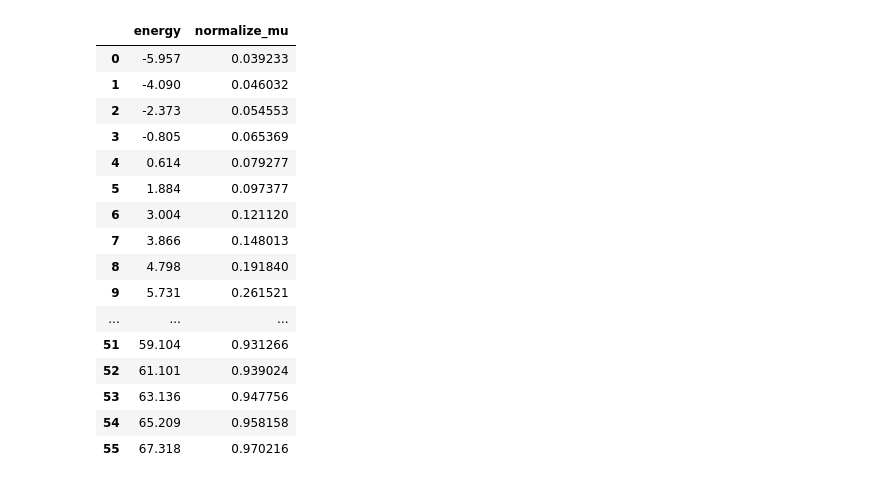
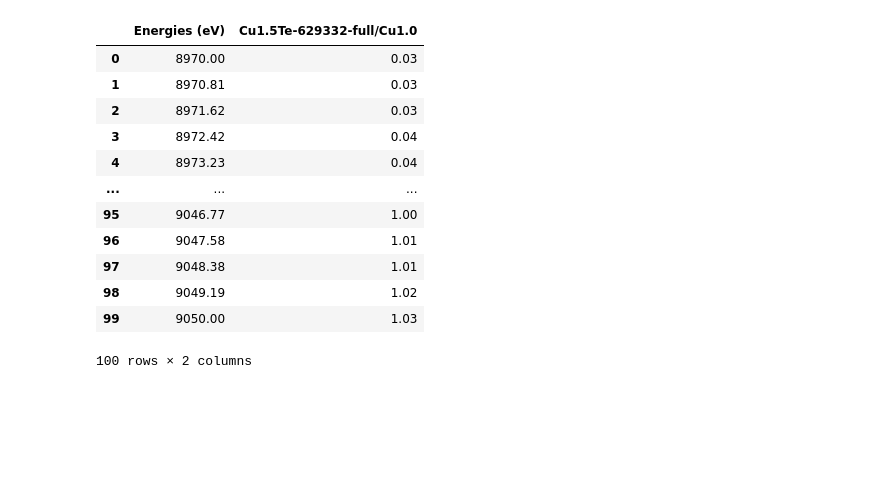
Before and after one commit to PredictXANES/XANES_Capstone, a Jupyter notebook: examples/GaussianProcessRegression_fitcurve.ipynb, the cells around one changed output. Drawn from its saved outputs; the diff is of its cells as text; code cells hidden in the pictures; blank space fills up the shorter version.

```diff
--- a/examples/GaussianProcessRegression_fitcurve.ipynb
+++ b/examples/GaussianProcessRegression_fitcurve.ipynb
@@ -157,21 +3,17 @@ d={'energy' : energy, 'normalize_mu' : normalize_mu}
 # %%
-df = pd.DataFrame(data=d)
+df = pd.read_csv('spectra_energy_mu.csv')
 df
 # %% [output]
-|  | energy | normalize_mu |
-| 0 | -5.957 | 0.039233 |
-| 1 | -4.090 | 0.046032 |
-| 2 | -2.373 | 0.054553 |
-| 3 | -0.805 | 0.065369 |
-| 4 | 0.614 | 0.079277 |
-| 5 | 1.884 | 0.097377 |
-| 6 | 3.004 | 0.121120 |
-| 7 | 3.866 | 0.148013 |
-| 8 | 4.798 | 0.191840 |
-| 9 | 5.731 | 0.261521 |
+|  | Energies (eV) | Cu1.5Te-629332-full/Cu1.0 |
+| 0 | 8970.00 | 0.03 |
+| 1 | 8970.81 | 0.03 |
+| 2 | 8971.62 | 0.03 |
+| 3 | 8972.42 | 0.04 |
+| 4 | 8973.23 | 0.04 |
 | ... | ... | ... |
-| 51 | 59.104 | 0.931266 |
-| 52 | 61.101 | 0.939024 |
-| 53 | 63.136 | 0.947756 |
-| 54 | 65.209 | 0.958158 |
-| 55 | 67.318 | 0.970216 |
+| 95 | 9046.77 | 1.00 |
+| 96 | 9047.58 | 1.01 |
+| 97 | 9048.38 | 1.01 |
+| 98 | 9049.19 | 1.02 |
+| 99 | 9050.00 | 1.03 |
+100 rows × 2 columns
```
Also changed, not shown: parts of 52 cells of this notebook.
